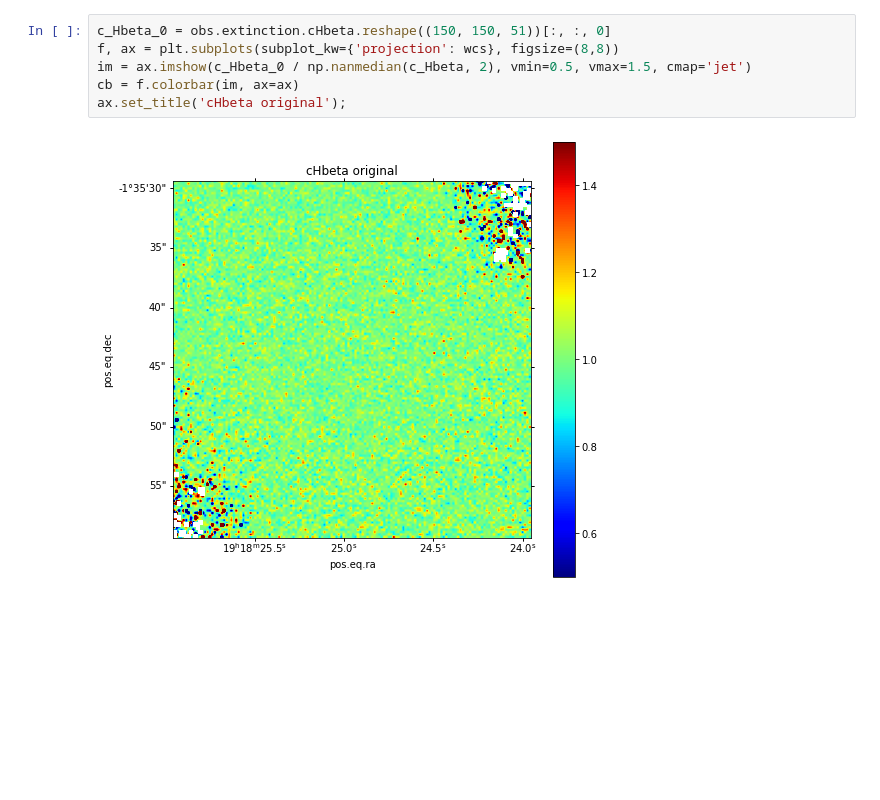
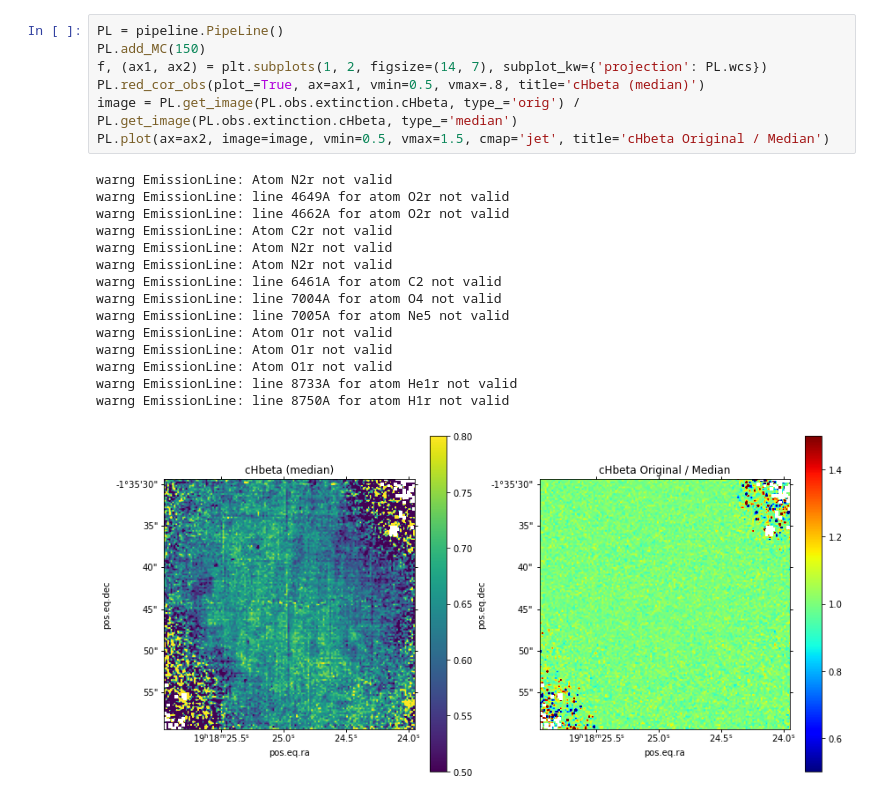
Before and after one commit to Morisset/MUSE_PNe, a Jupyter notebook: pipelineMC.ipynb, the cells around one changed output. Drawn from its saved outputs; the diff is of its cells as text; blank space fills up the shorter version.

```diff
--- a/pipelineMC.ipynb
+++ b/pipelineMC.ipynb
@@ -120,10 +12,25 @@ ax.set_title('cHbeta median value');
-# %%
-c_Hbeta_0 = obs.extinction.cHbeta.reshape((150, 150, 51))[:, :, 0]
-f, ax = plt.subplots(subplot_kw={'projection': wcs}, figsize=(8,8))
-im = ax.imshow(c_Hbeta_0 / np.nanmedian(c_Hbeta, 2), vmin=0.5, vmax=1.5, cmap='jet')
-cb = f.colorbar(im, ax=ax)
-ax.set_title('cHbeta original');
-# %% [output]
-[figure, removed]
+# %%
+PL = pipeline.PipeLine()
+PL.add_MC(150)
+f, (ax1, ax2) = plt.subplots(1, 2, figsize=(14, 7), subplot_kw={'projection': PL.wcs})
+PL.red_cor_obs(plot_=True, ax=ax1, vmin=0.5, vmax=.8, title='cHbeta (median)')
+image = PL.get_image(PL.obs.extinction.cHbeta, type_='orig') / PL.get_image(PL.obs.extinction.cHbeta, type_='median')
+PL.plot(ax=ax2, image=image, vmin=0.5, vmax=1.5, cmap='jet', title='cHbeta Original / Median')
+# %% [output]
+warng EmissionLine: Atom N2r not valid
+warng EmissionLine: line 4649A for atom O2r not valid
+warng EmissionLine: line 4662A for atom O2r not valid
+warng EmissionLine: Atom C2r not valid
+warng EmissionLine: Atom N2r not valid
+warng EmissionLine: Atom N2r not valid
+warng EmissionLine: line 6461A for atom C2 not valid
+warng EmissionLine: line 7004A for atom O4 not valid
+warng EmissionLine: line 7005A for atom Ne5 not valid
+warng EmissionLine: Atom O1r not valid
+warng EmissionLine: Atom O1r not valid
+warng EmissionLine: Atom O1r not valid
+warng EmissionLine: line 8733A for atom He1r not valid
+warng EmissionLine: line 8750A for atom H1r not valid
+[figure, added]
 # %%
 f, ax = plt.subplots()
```
Also changed, not shown: parts of 31 cells of this notebook.
